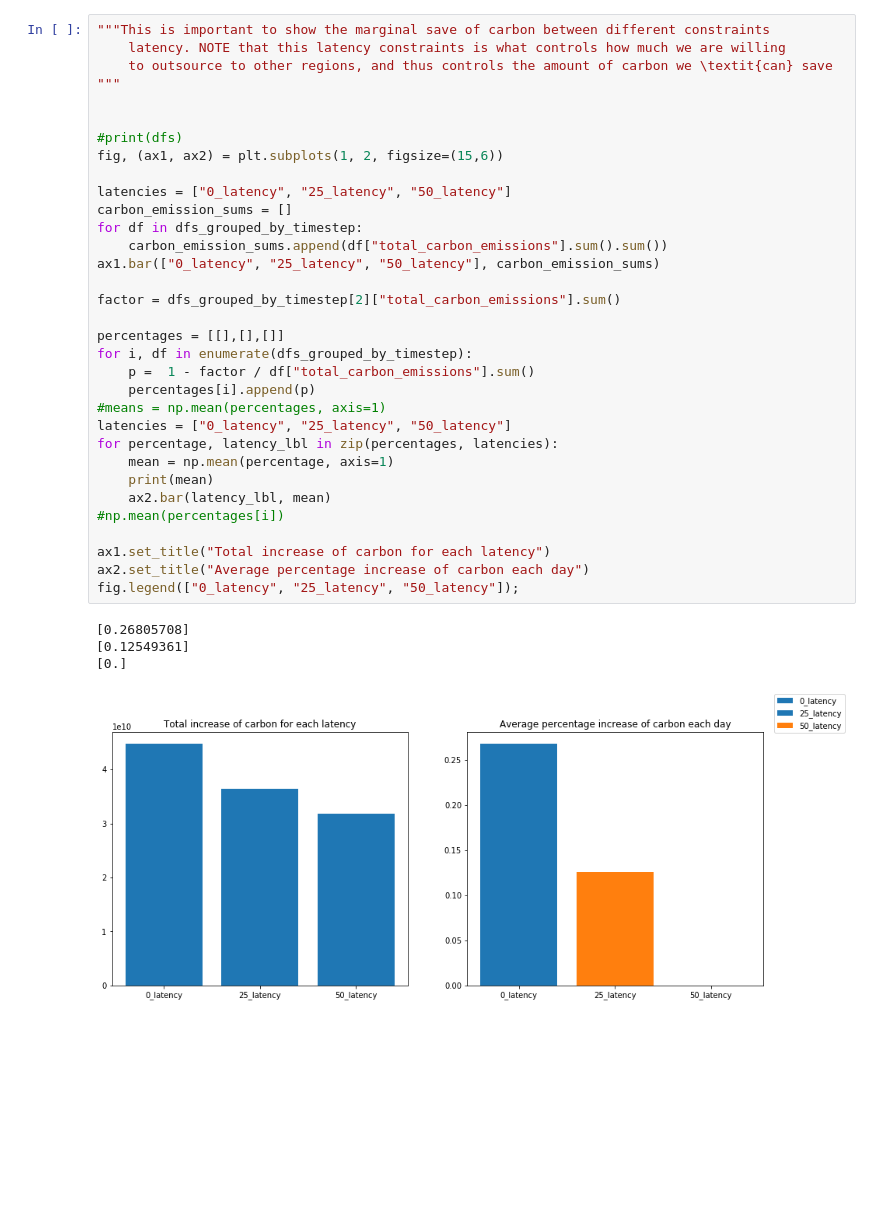
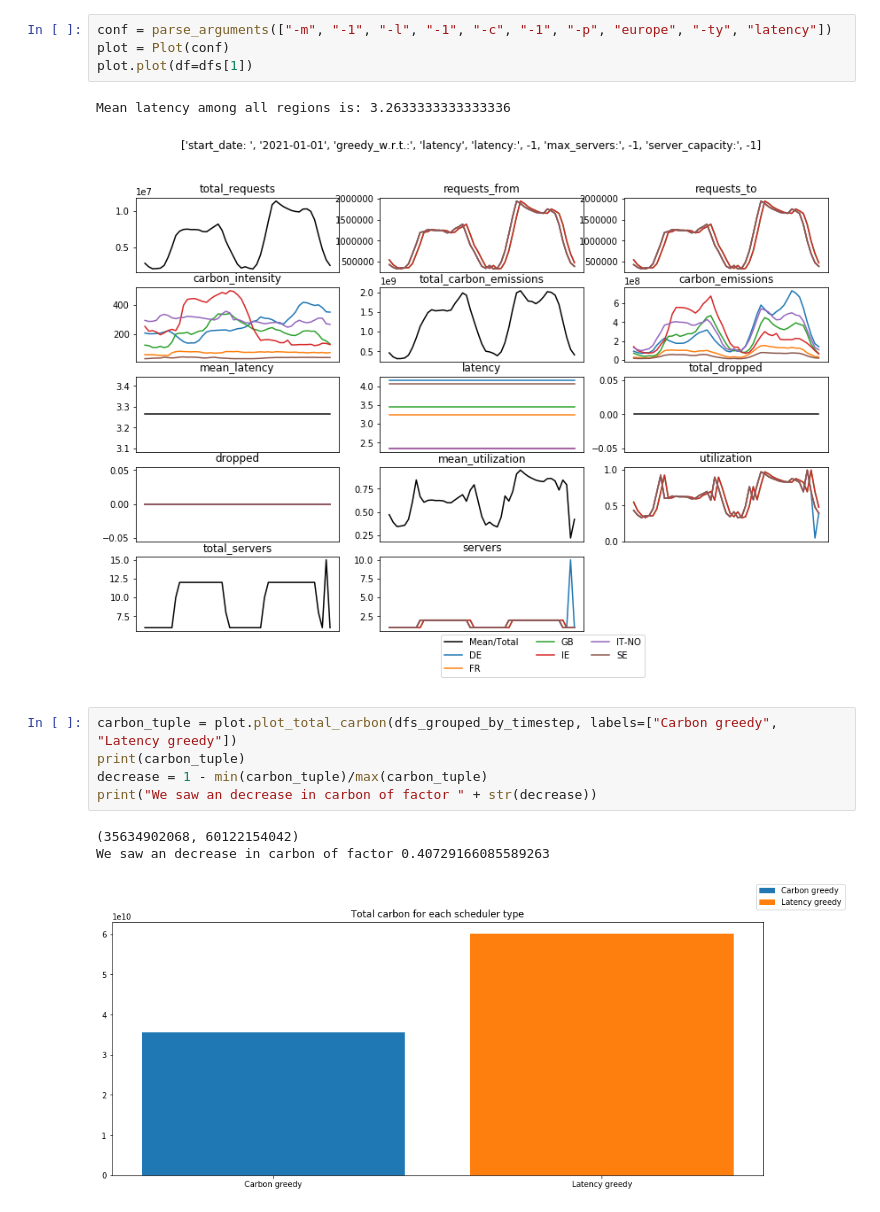
Before and after one commit to Zonotora/CASPER, a Jupyter notebook: misc/casper.ipynb, the cells around one changed output. Saved outputs shown, nothing was run; the diff lists cells and outputs as text; blank space fills up the shorter version.

```diff
--- a/misc/casper.ipynb
+++ b/misc/casper.ipynb
@@ -68,38 +27,16 @@ Adding an axes using the same arguments as a previous axes currently reuses the
-# %%
-"""This is important to show the marginal save of carbon between different constraints
-    latency. NOTE that this latency constraints is what controls how much we are willing
-    to outsource to other regions, and thus controls the amount of carbon we \textit{can} save
-"""
-
-
-#print(dfs)
-fig, (ax1, ax2) = plt.subplots(1, 2, figsize=(15,6))
-
-latencies = ["0_latency", "25_latency", "50_latency"]
-carbon_emission_sums = []
-for df in dfs_grouped_by_timestep:
-    carbon_emission_sums.append(df["total_carbon_emissions"].sum().sum())
-ax1.bar(["0_latency", "25_latency", "50_latency"], carbon_emission_sums)
-
-factor = dfs_grouped_by_timestep[2]["total_carbon_emissions"].sum()
-
-percentages = [[],[],[]]
-for i, df in enumerate(dfs_grouped_by_timestep):
-    p =  1 - factor / df["total_carbon_emissions"].sum()
-    percentages[i].append(p)
-#means = np.mean(percentages, axis=1)
-latencies = ["0_latency", "25_latency", "50_latency"]
-for percentage, latency_lbl in zip(percentages, latencies):
-    mean = np.mean(percentage, axis=1)
-    print(mean)
-    ax2.bar(latency_lbl, mean)
-#np.mean(percentages[i])
-
-ax1.set_title("Total increase of carbon for each latency")
-ax2.set_title("Average percentage increase of carbon each day")
-fig.legend(["0_latency", "25_latency", "50_latency"]);
-# %% [output]
-[0.26805708]
-[0.12549361]
-[0.]
-[figure, removed]
+# %%
+conf = parse_arguments(["-m", "-1", "-l", "-1", "-c", "-1", "-p", "europe", "-ty", "latency"])
+plot = Plot(conf)
+plot.plot(df=dfs[1])
+# %% [output]
+Mean latency among all regions is: 3.2633333333333336
+[figure, added]
+# %%
+carbon_tuple = plot.plot_total_carbon(dfs_grouped_by_timestep, labels=["Carbon greedy", "Latency greedy"])
+print(carbon_tuple)
+decrease = 1 - min(carbon_tuple)/max(carbon_tuple)
+print("We saw an decrease in carbon of factor " + str(decrease))
+# %% [output]
+(35634902068, 60122154042)
+We saw an decrease in carbon of factor 0.40729166085589263
+[figure, added]
```
Also changed, not shown: parts of 7 cells of this notebook, 14 other files.
